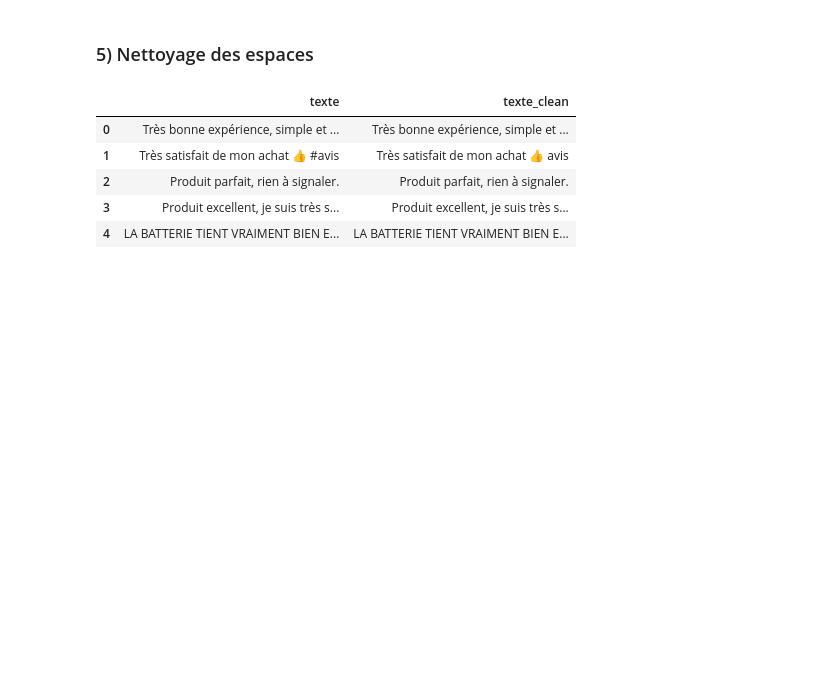
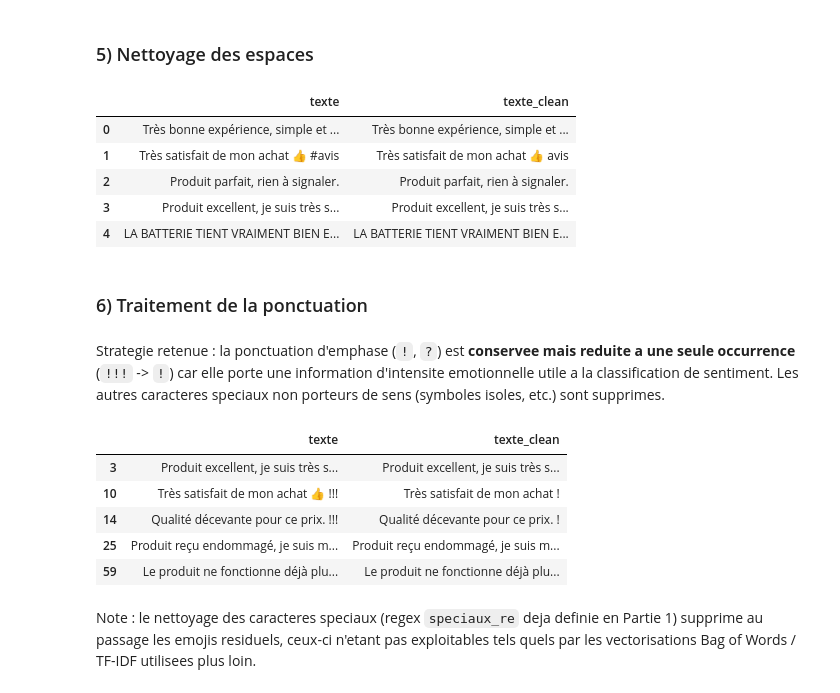
Before and after one commit to khadija470/atelier_prepa_donnees_textuelles, a Jupyter notebook: notebooks/atelier_prepa_donnees_textuelles.ipynb, the cells around one changed output. Saved outputs shown, nothing was run; the diff lists cells and outputs as text; code cells hidden in the pictures; blank space fills up the shorter version.

Commit message:
Partie 2 - 6) Normalisation de la ponctuation repetee (!!! -> !) et suppression des caracteres speciaux/emojis residuels

```diff
--- a/notebooks/atelier_prepa_donnees_textuelles.ipynb
+++ b/notebooks/atelier_prepa_donnees_textuelles.ipynb
@@ -367,3 +367,22 @@ df[['texte', 'texte_clean']].head(5)
 | 2 | Produit parfait, rien à signaler. | Produit parfait, rien à signaler. |
 | 3 | Produit excellent, je suis très s... | Produit excellent, je suis très s... |
 | 4 | LA BATTERIE TIENT VRAIMENT BIEN E... | LA BATTERIE TIENT VRAIMENT BIEN E... |
+# %% [markdown]
+### 6) Traitement de la ponctuation
+# %% [markdown]
+Strategie retenue : la ponctuation d'emphase (`!`, `?`) est **conservee mais reduite a une seule occurrence** (`!!!` -> `!`) car elle porte une information d'intensite emotionnelle utile a la classification de sentiment. Les autres caracteres speciaux non porteurs de sens (symboles isoles, etc.) sont supprimes.
+# %%
+repetition_ponct_re = re.compile(r'([!?.,])\1+')
+df['texte_clean'] = df['texte_clean'].str.replace(repetition_ponct_re, r'\1', regex=True)
+df['texte_clean'] = df['texte_clean'].str.replace(speciaux_re, ' ', regex=True)
+df['texte_clean'] = df['texte_clean'].str.replace(espaces_multiples_re, ' ', regex=True).str.strip()
+df.loc[df['texte'].str.contains(ponct_re), ['texte', 'texte_clean']].head(5)
+# %% [output]
+|  | texte | texte_clean |
+| 3 | Produit excellent, je suis très s... | Produit excellent, je suis très s... |
+| 10 | Très satisfait de mon achat 👍 !!! | Très satisfait de mon achat ! |
+| 14 | Qualité décevante pour ce prix. !!! | Qualité décevante pour ce prix. ! |
+| 25 | Produit reçu endommagé, je suis m... | Produit reçu endommagé, je suis m... |
+| 59 | Le produit ne fonctionne déjà plu... | Le produit ne fonctionne déjà plu... |
+# %% [markdown]
+Note : le nettoyage des caracteres speciaux (regex `speciaux_re` deja definie en Partie 1) supprime au passage les emojis residuels, ceux-ci n'etant pas exploitables tels quels par les vectorisations Bag of Words / TF-IDF utilisees plus loin.
```
